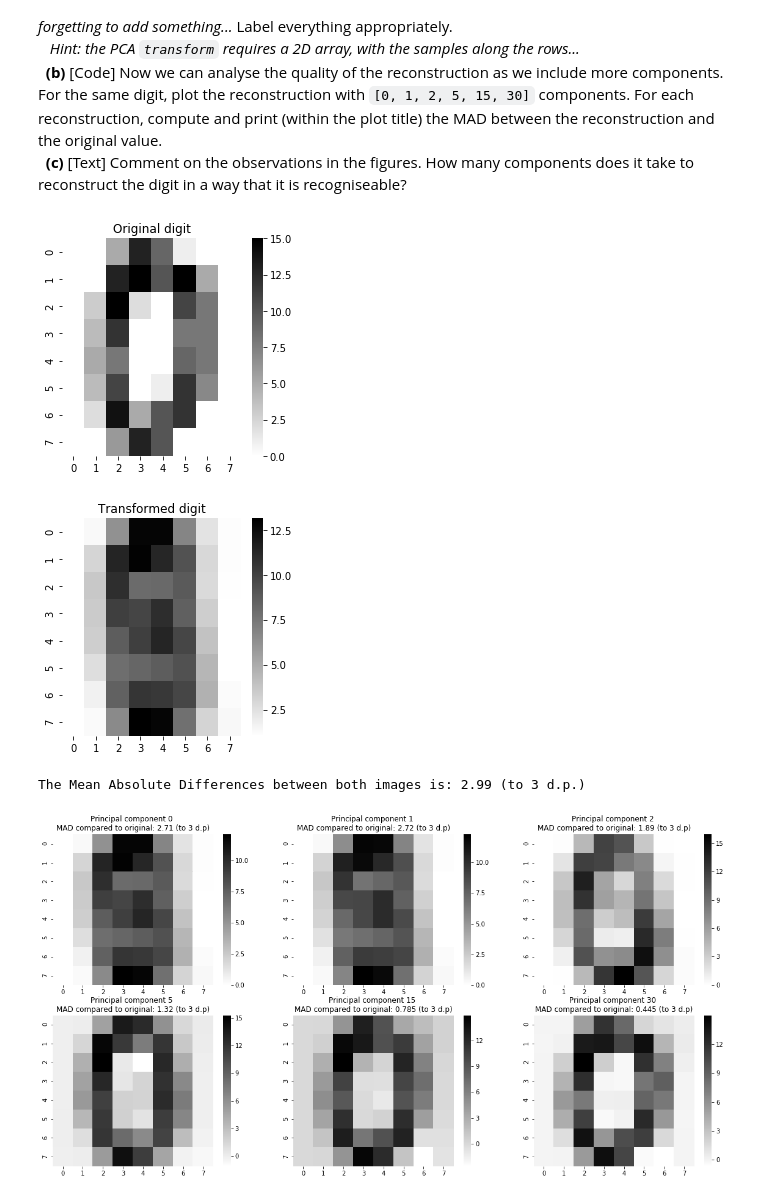
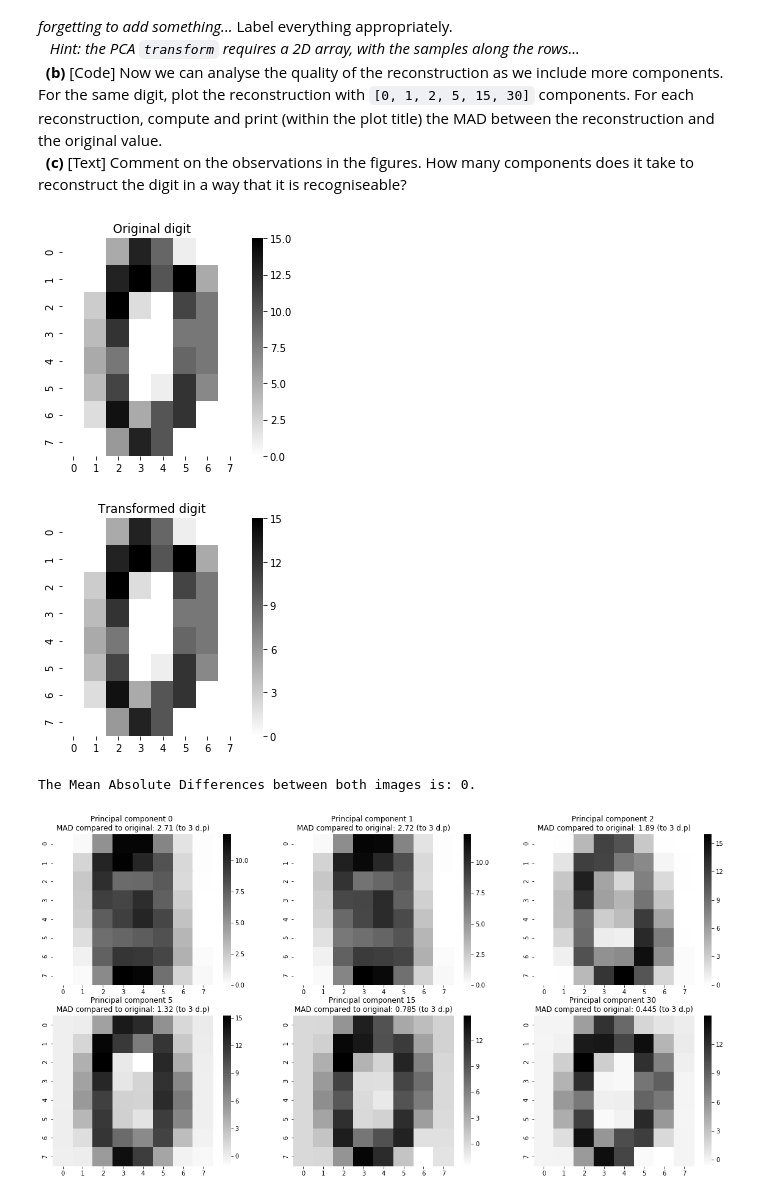
Before and after one commit to ZeroSum24/IAML2018, a Jupyter notebook: Assignments/04_B_PCA.ipynb, the cells around one changed output. Drawn from its saved outputs; the diff is of its cells as text; code cells hidden in the pictures.

```diff
--- a/Assignments/04_B_PCA.ipynb
+++ b/Assignments/04_B_PCA.ipynb
@@ -398,34 +398,33 @@ We now want to explore what these principal components (eigen-vectors) capture a
 # %%
 #(a) # Using heatmaps to display the original and reconstructed image:
 image_one = digits.data[0,:]
 images_mean = np.mean(digits.data, axis=0)
 
 # Plotting the original digit
 plt.figure(figsize=(4,4))
 plt.title('Original digit')
 sns.heatmap(image_one.reshape(8,8),cmap='binary')
 
 # displaying the heatmap of the original
 plt.show()
 
 # reconstructing the digit
-reconstr_digit = pca.transform((image_one).reshape(-1, 1).transpose())[0].dot(pca.components_[0]) + images_mean
-# reconstr_digit = pca.transform((image_one).reshape(-1, 1).transpose())
+reconstr_digit = pca.transform((image_one).reshape(-1, 1).transpose())[0].dot(pca.components_) + images_mean
 
 # Plotting the transformed digit
 plt.figure(figsize=(4,4))
 plt.title('Transformed digit')
 sns.heatmap(reconstr_digit.reshape(8,8),cmap='binary')
 
 # displaying the heatmap of the reconstituted digit
 plt.show()
 
 # Printing the MAD value
-print("The Mean Absolute Differences between both images is: {0:.3g} (to 3 d.p.)".format(np.mean(np.abs(reconstr_digit-image_one))))
+print("The Mean Absolute Differences between both images is: {0}.".format(int(np.mean(np.abs(reconstr_digit-image_one)))))
 # %% [output]
 [figure]
-[figure, old version]
+[figure, new version]
-The Mean Absolute Differences between both images is: 2.99 (to 3 d.p.)
+The Mean Absolute Differences between both images is: 0.
 # %%
 #(b) #  Plotting the reconstructions with components:
 
```
Also changed, not shown: parts of 1 cell of this notebook.
